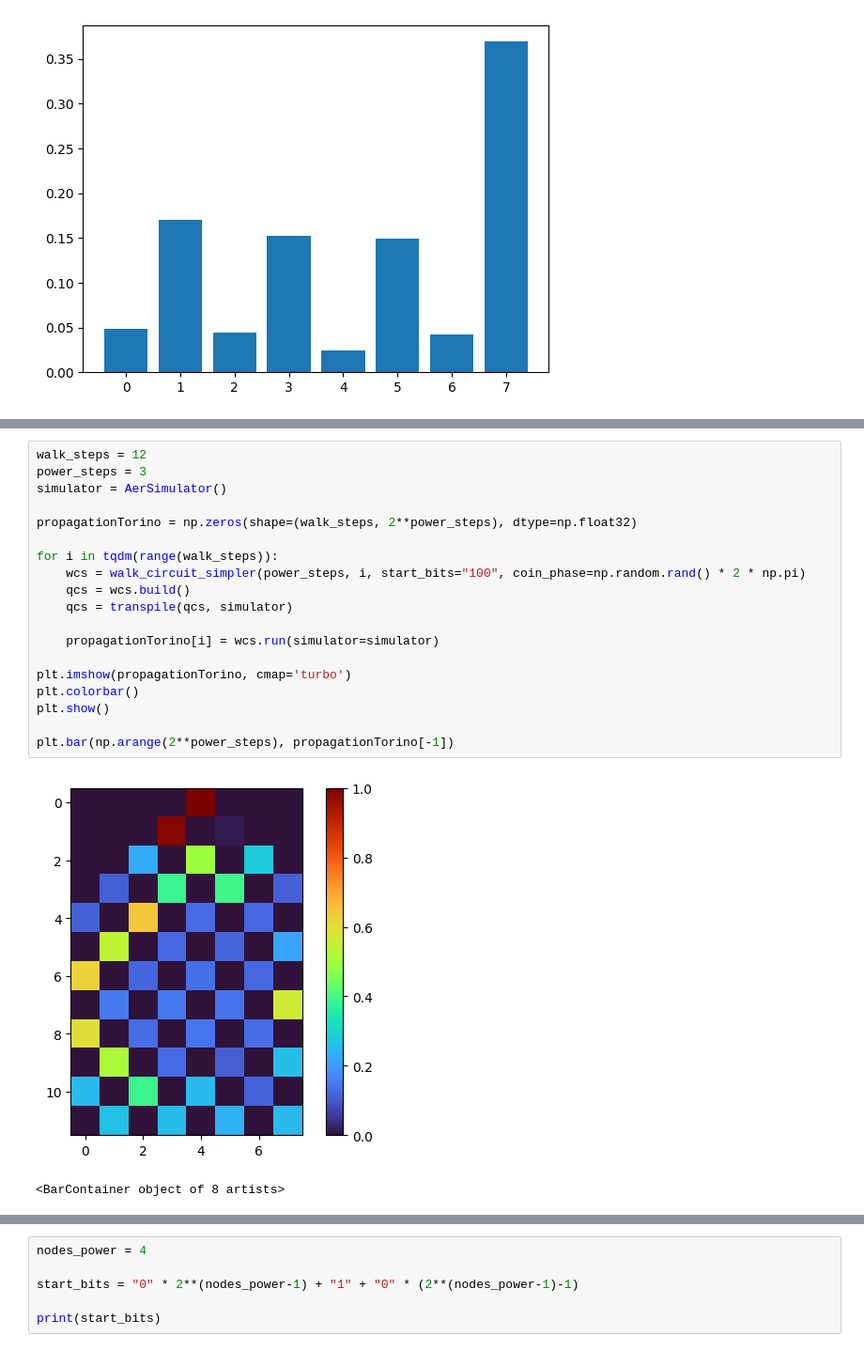
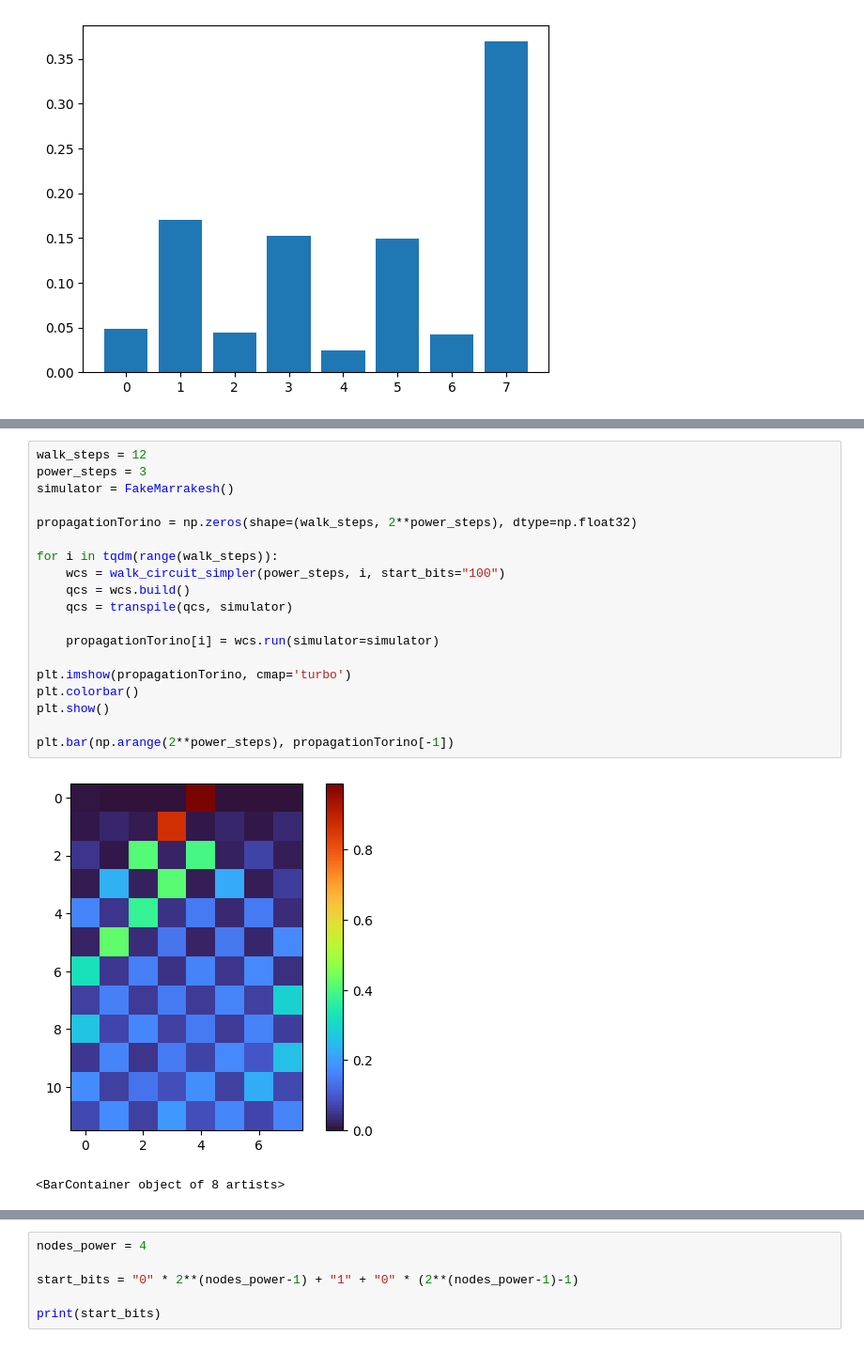
Before and after one commit to filipkojro/qw-defects, a Jupyter notebook: tests.ipynb, the cells around one changed output, grey strips where cells are left out. Shown at 94% size. Drawn from its saved outputs; the diff is of its cells as text.

```diff
--- a/tests.ipynb
+++ b/tests.ipynb
@@ -438,22 +438,22 @@ plt.bar(np.arange(2**power_steps), propagation[-1])
 # %%
 walk_steps = 12
 power_steps = 3
-simulator = AerSimulator()
+simulator = FakeMarrakesh()
 
 propagationTorino = np.zeros(shape=(walk_steps, 2**power_steps), dtype=np.float32)
 
 for i in tqdm(range(walk_steps)):
-    wcs = walk_circuit_simpler(power_steps, i, start_bits="100", coin_phase=np.random.rand() * 2 * np.pi)
+    wcs = walk_circuit_simpler(power_steps, i, start_bits="100")
     qcs = wcs.build()
     qcs = transpile(qcs, simulator)
 
     propagationTorino[i] = wcs.run(simulator=simulator)
 
 plt.imshow(propagationTorino, cmap='turbo')
 plt.colorbar()
 plt.show()
 
 plt.bar(np.arange(2**power_steps), propagationTorino[-1])
 # %% [output]
-[figure, old version]
+[figure, new version]
 <BarContainer object of 8 artists>
```
Also changed, not shown: parts of 5 cells of this notebook, 4 other files.
